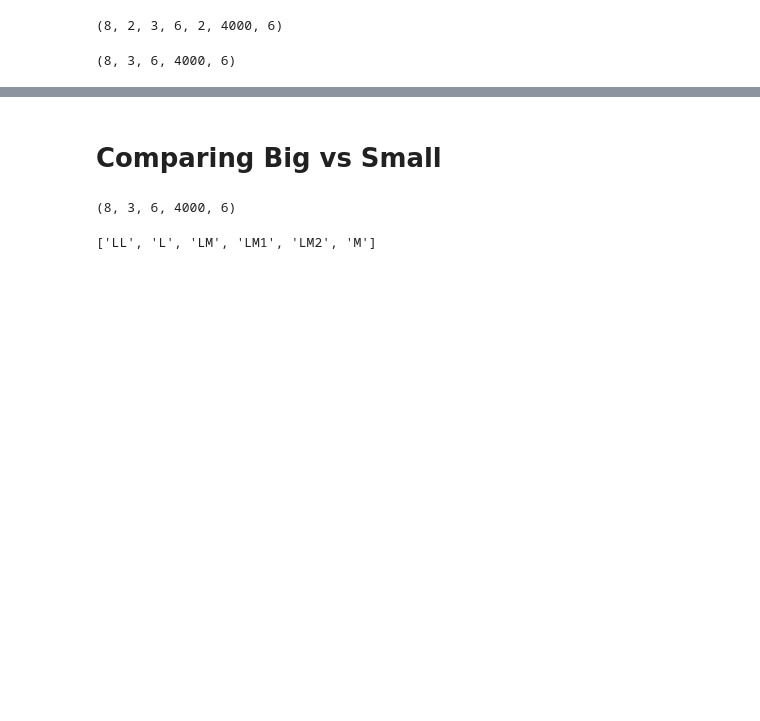
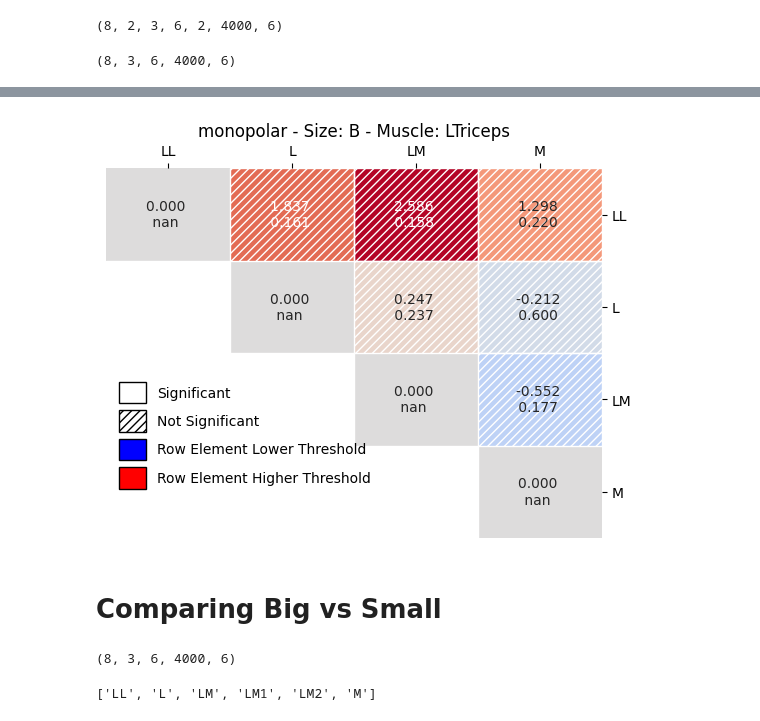
Before and after one commit to hbmep/rat-mapping, a Jupyter notebook: notebooks/C_SMA_LAR/efficiency_bipolar.ipynb, the cells around one changed output, grey strips where cells are left out. Saved outputs shown, nothing was run; the diff lists cells and outputs as text; code cells hidden in the pictures; blank space fills up the shorter version.

```diff
--- a/notebooks/C_SMA_LAR/efficiency_bipolar.ipynb
+++ b/notebooks/C_SMA_LAR/efficiency_bipolar.ipynb
@@ -251,3 +361,7 @@ ax.title.set_text(f"{contacts[contact_ind]}polar - Size: {size[size_ind]}")
+# %%
+musc_ind(5, 0, 0)
+# %% [output]
+[figure, added]
 # %% [markdown]
 # Comparing Big vs Small
 # %%
```
Also changed, not shown: parts of 35 cells of this notebook, 10 other files.
